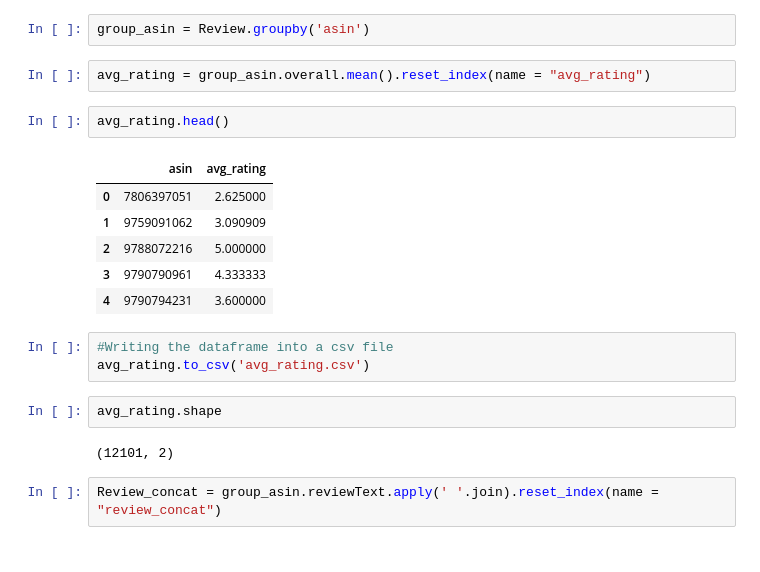
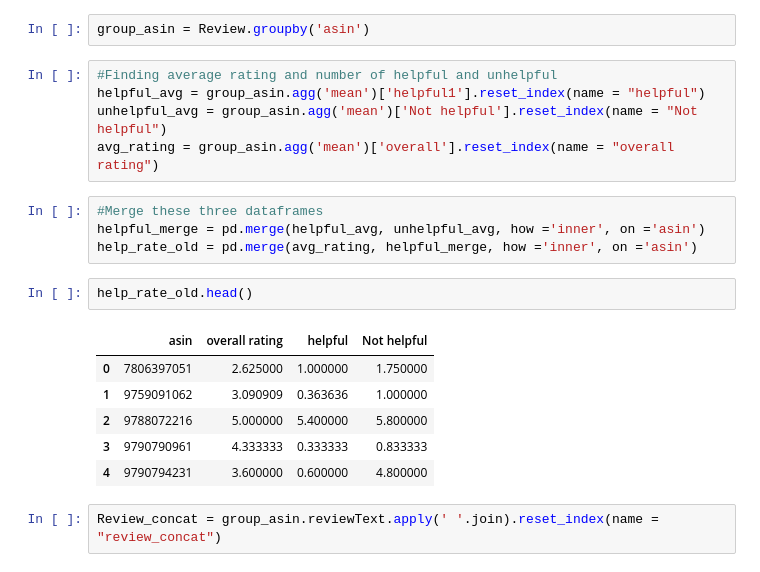
Before and after one commit to SwetaPrabh/Amazon_Web_Scraping, a Jupyter notebook: Data_wrangling_of_Scraped_data.ipynb, the cells around one changed output. Drawn from its saved outputs; the diff is of its cells as text.

```diff
--- a/Data_wrangling_of_Scraped_data.ipynb
+++ b/Data_wrangling_of_Scraped_data.ipynb
@@ -373,24 +375,24 @@ Review.head()
 | 4 | A38FVHZTNQ271F | 7806397051 | It was a little smaller than I ex... | 3 | It's okay. | 0 | 0 |
 # %%
 group_asin = Review.groupby('asin')
-# %%
-avg_rating = group_asin.overall.mean().reset_index(name = "avg_rating")
+# %%
+#Finding average rating and number of helpful and unhelpful
+helpful_avg = group_asin.agg('mean')['helpful1'].reset_index(name = "helpful")
+unhelpful_avg = group_asin.agg('mean')['Not helpful'].reset_index(name = "Not helpful")
+avg_rating = group_asin.agg('mean')['overall'].reset_index(name = "overall rating")
+# %%
+#Merge these three dataframes
+helpful_merge = pd.merge(helpful_avg, unhelpful_avg, how ='inner', on ='asin')
+help_rate_old = pd.merge(avg_rating, helpful_merge, how ='inner', on ='asin')
 # %%
-avg_rating.head()
+help_rate_old.head()
 # %% [output]
-|  | asin | avg_rating |
-| 0 | 7806397051 | 2.625000 |
-| 1 | 9759091062 | 3.090909 |
-| 2 | 9788072216 | 5.000000 |
-| 3 | 9790790961 | 4.333333 |
-| 4 | 9790794231 | 3.600000 |
+|  | asin | overall rating | helpful | Not helpful |
+| 0 | 7806397051 | 2.625000 | 1.000000 | 1.750000 |
+| 1 | 9759091062 | 3.090909 | 0.363636 | 1.000000 |
+| 2 | 9788072216 | 5.000000 | 5.400000 | 5.800000 |
+| 3 | 9790790961 | 4.333333 | 0.333333 | 0.833333 |
+| 4 | 9790794231 | 3.600000 | 0.600000 | 4.800000 |
-# %%
-#Writing the dataframe into a csv file
-avg_rating.to_csv('avg_rating.csv')
-# %%
-avg_rating.shape
-# %% [output]
-(12101, 2)
 # %%
 Review_concat = group_asin.reviewText.apply(' '.join).reset_index(name = "review_concat")
 # %%
```
Also changed, not shown: parts of 8 cells of this notebook.
